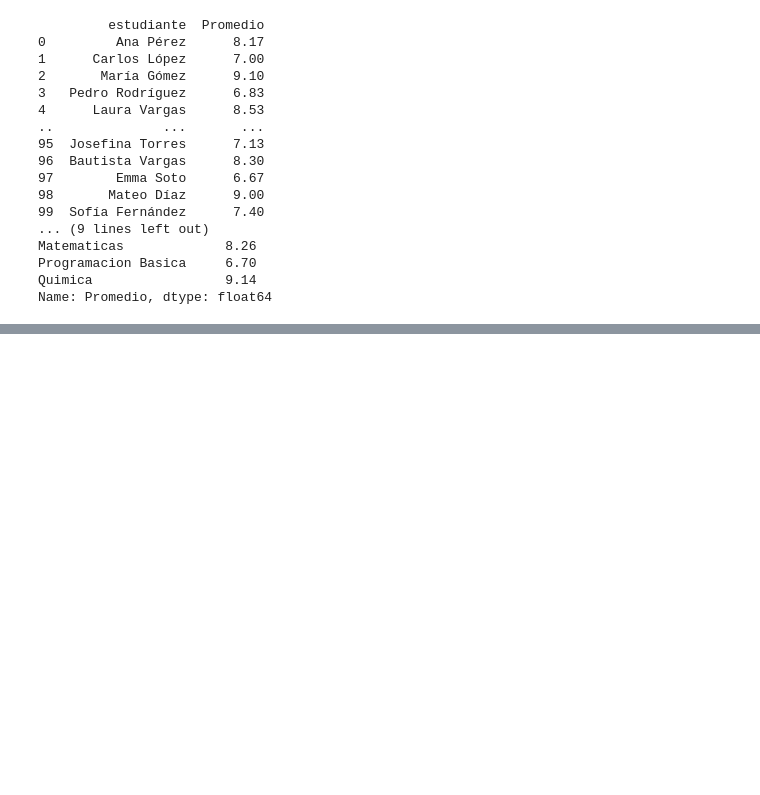
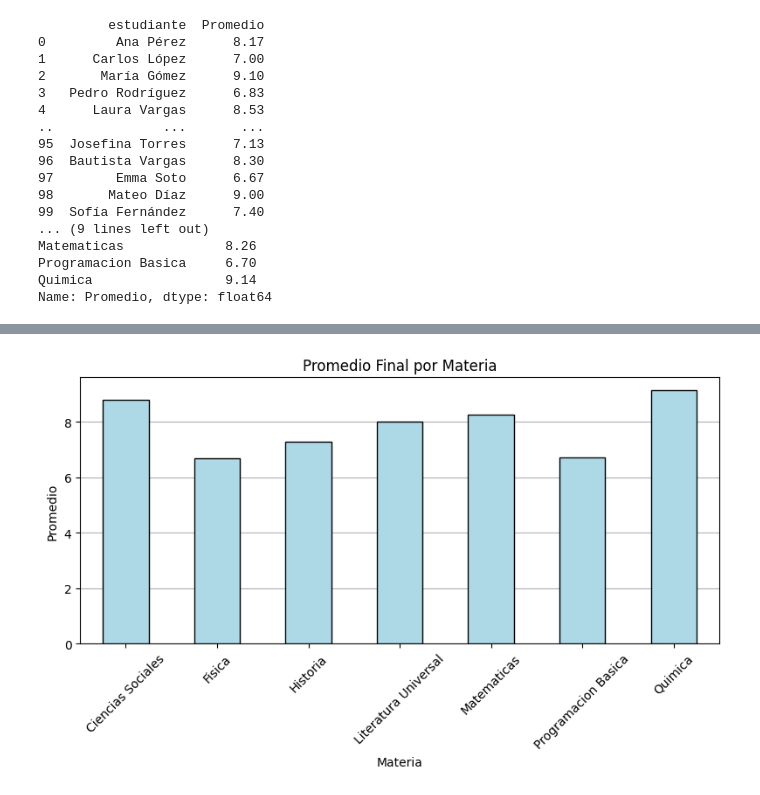
Before and after one commit to mateo-385/tlp3_modelo_parcial_mateo_cuella, a Jupyter notebook: main.ipynb, the cells around one changed output, grey strips where cells are left out. Saved outputs shown, nothing was run; the diff lists cells and outputs as text; code cells hidden in the pictures; blank space fills up the shorter version.

```diff
--- a/main.ipynb
+++ b/main.ipynb
@@ -183,0 +208,12 @@ Name: Promedio, dtype: float64
+# %%
+plt.figure(figsize=(8, 5))
+df.groupby("Materia")["Promedio"].mean().plot(kind="bar", color='lightblue', edgecolor='black', zorder=3)
+plt.title("Promedio Final por Materia")
+plt.xlabel("Materia")
+plt.ylabel("Promedio")
+plt.xticks(rotation=45)
+plt.grid(True, axis='y', zorder=0)
+plt.tight_layout()
+plt.show()
+# %% [output]
+[figure, added]
```
Also changed, not shown: parts of 4 cells of this notebook.
